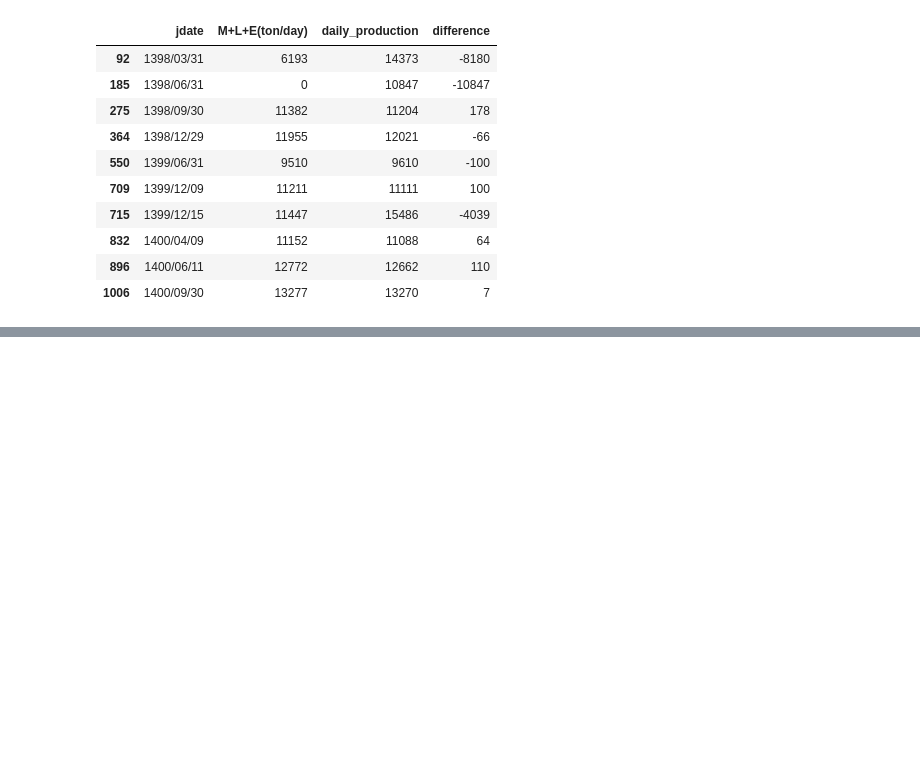
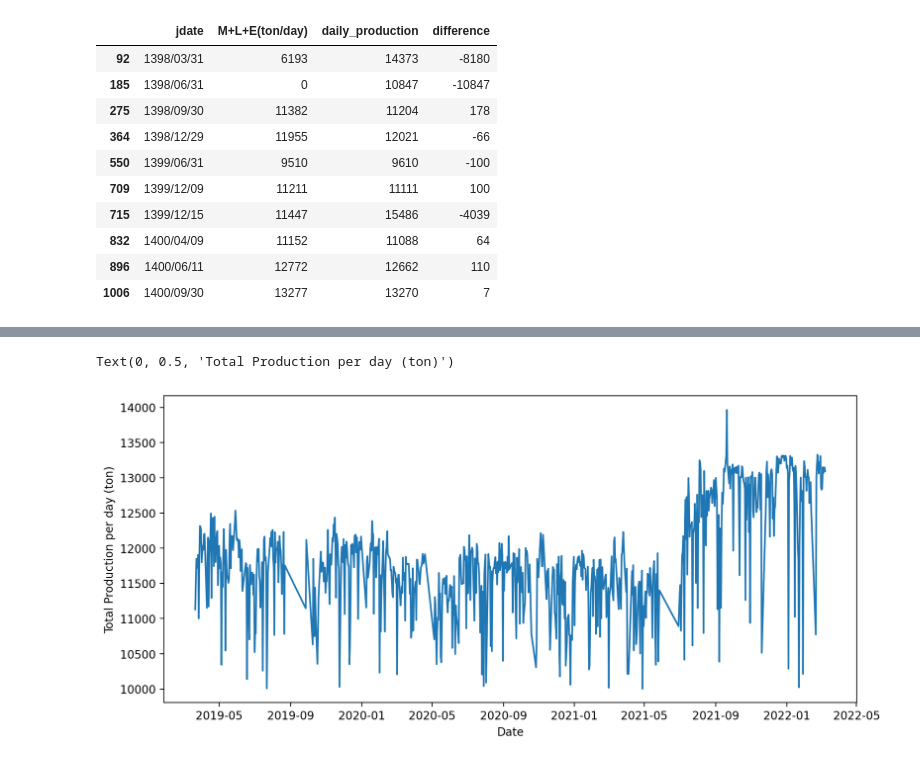
Before and after one commit to heidaralavi/Fetch-daily-product, a Jupyter notebook: compairing data.ipynb, the cells around one changed output, grey strips where cells are left out. Saved outputs shown, nothing was run; the diff lists cells and outputs as text; code cells hidden in the pictures; blank space fills up the shorter version.

```diff
--- a/compairing data.ipynb
+++ b/compairing data.ipynb
@@ -62,7 +55,9 @@ production_df
 | 1083 | 1400/12/17 | 13094 |
 1084 rows × 2 columns
 # %%
-final_df= pd.read_excel('/content/Fetch-daily-product/final_data.xlsx',index_col=0)
+f='final_data.xlsx'
+#f='/content/Fetch-daily-product/final_data.xlsx'
+final_df= pd.read_excel(f,index_col=0)
 # %%
 final_df
 # %% [output]
@@ -114,3 +109,5 @@ merged_df[merged_df['difference'] != 0]
 | 832 | 1400/04/09 | 11152 | 11088 | 64 |
 | 896 | 1400/06/11 | 12772 | 12662 | 110 |
 | 1006 | 1400/09/30 | 13277 | 13270 | 7 |
+# %%
+mask=merged_df[merged_df['difference'] != 0]['jdate'].values
@@ -116,0 +120,2 @@ merged_df[merged_df['difference'] != 0]
+# %%
+final_df=final_df[final_df.jdate.isin(mask)==False].reset_index(drop=True)
@@ -116,0 +139,11 @@ merged_df[merged_df['difference'] != 0]
+# %%
+final_df=final_df[final_df['M+L+E(ton/day)'] > 10000]
+# %%
+import matplotlib.pyplot as plt
+fix , ax = plt.subplots(figsize=(11,5),dpi=200)
+ax.plot(final_df['date'],final_df['M+L+E(ton/day)'],)
+ax.set_xlabel('Date')
+ax.set_ylabel('Total Production per day (ton)')
+# %% [output]
+Text(0, 0.5, 'Total Production per day (ton)')
+[figure, added]
```
Also changed, not shown: parts of 15 cells of this notebook.
